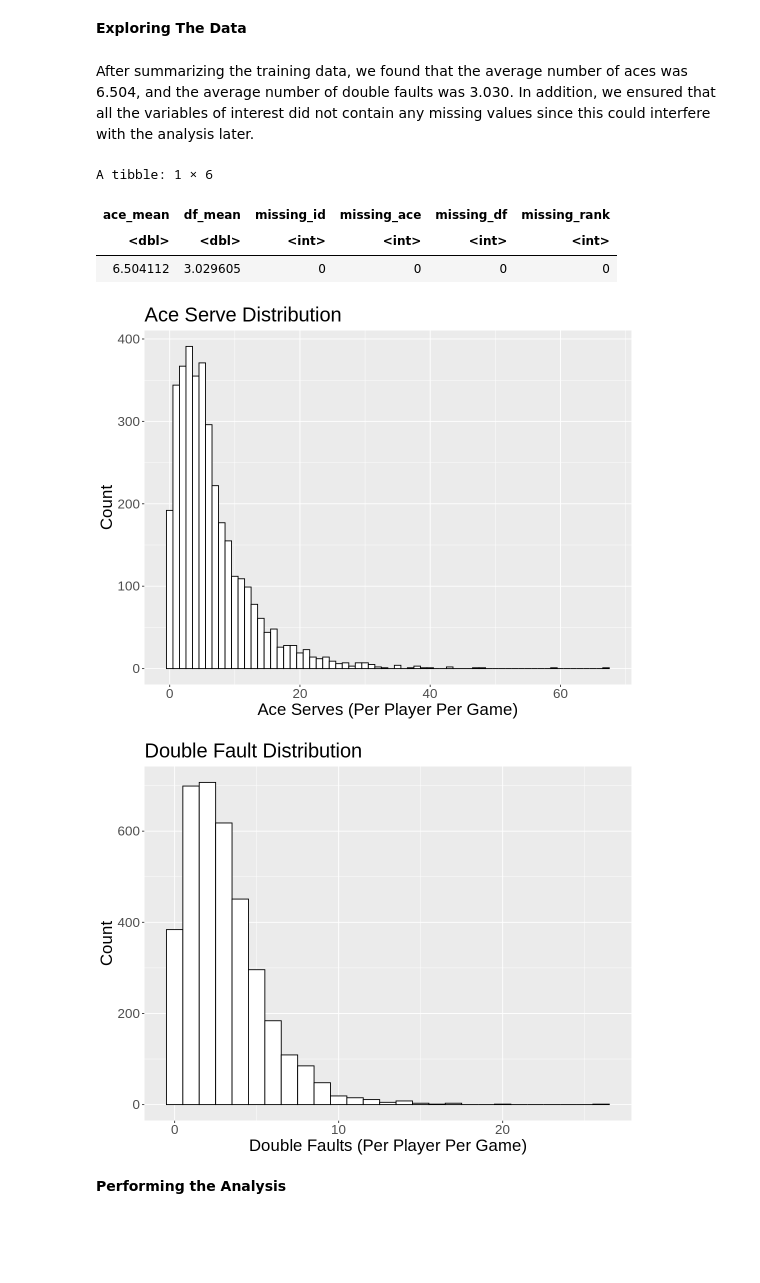
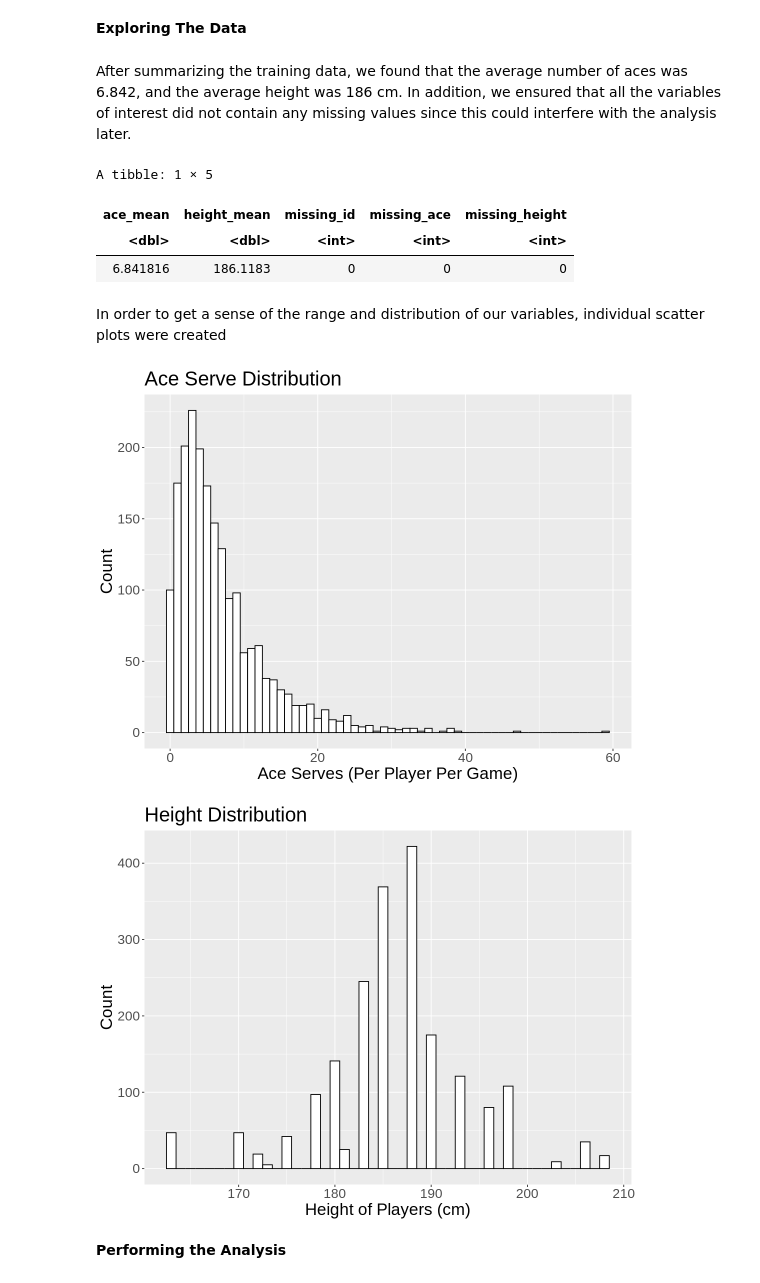
Before and after one commit to MLG0047/DSCI_100_Group_14, a Jupyter notebook: DSCI_100_006_14_Report.ipynb, the cells around one changed output. Saved outputs shown, nothing was run; the diff lists cells and outputs as text; code cells hidden in the pictures; blank space fills up the shorter version.

Commit message:
HEIGHT VS ACE I will go back and change text later trust

```diff
--- a/DSCI_100_006_14_Report.ipynb
+++ b/DSCI_100_006_14_Report.ipynb
@@ -45,15 +45,15 @@ We then limited the dates to the year 2019 by filtering and then selected the co
 # year information later on
 player_2019 <- filter(player_result, tourney_date <= 20199999
                        , tourney_date >=20190000) |>
-  select(winner_id, loser_id, w_ace, l_ace, w_df, l_df, winner_rank, loser_rank)
+  select(winner_id, loser_id, w_ace, l_ace, winner_ht, loser_ht)
 
 # seperate the original data into winner and loser
 player_winner <- player_2019 |>
-  select(winner_id, w_ace, w_df, winner_rank) |>
-  rename(id = winner_id, ace = w_ace, df = w_df, rank = winner_rank)
+  select(winner_id, w_ace, winner_ht, ) |>
+  rename(id = winner_id, ace = w_ace, height = winner_ht)
 player_loser <- player_2019 |>
-  select(loser_id, l_ace, l_df, loser_rank) |>
-  rename(id = loser_id, ace = l_ace, df=l_df, rank = loser_rank)
+  select(loser_id, l_ace, loser_ht) |>
+  rename(id = loser_id, ace = l_ace, height = loser_ht)
 
 # Combine them together by rows to form a data into a tidy format
 player_clean <- bind_rows(player_winner, player_loser)|>
@@ -75,7 +75,7 @@ Finally, we split the data into training and testing sets, allocating a 0.75 pro
 # Split data into training data and testing data
 set.seed(8888)
 player_split <- player_clean |>
-  initial_split(prop = 0.75, strata = rank)
+  initial_split(prop = 0.75, strata = ace)
 player_training <- training(player_split)
 player_testing <- testing(player_split)
 head(player_training)
@@ -92,43 +92,44 @@ A tibble: 6 × 4
 # %% [markdown]
 **Exploring The Data**
 # %% [markdown]
-After summarizing the training data, we found that the average number of aces was 6.504, and the average number of double faults was 3.030. In addition, we ensured that all the variables of interest did not contain any missing values since this could interfere with the analysis later.
+After summarizing the training data, we found that the average number of aces was 6.842, and the average height was 186 cm. In addition, we ensured that all the variables of interest did not contain any missing values since this could interfere with the analysis later.
 # %%
 # Exploratory data analysis to training data
-Summarised_training <- player_training |>
+summarised_training <- player_training |>
   summarize(ace_mean = mean(ace, na.rm = TRUE),
-            df_mean = mean(df, na.rm = TRUE),
+            height_mean = mean(height, na.rm = TRUE),
             missing_id = sum(is.na(id)),
             missing_ace = sum(is.na(ace)),
-            missing_df = sum(is.na(df)),
-            missing_rank = sum(is.na(rank)))
-Summarised_training
+            missing_height = sum(is.na(height)))
+summarised_training
 # %% [output]
-A tibble: 1 × 6
+A tibble: 1 × 5
-| ace_mean | df_mean | missing_id | missing_ace | missing_df | missing_rank |
-| <dbl> | <dbl> | <int> | <int> | <int> | <int> |
-| 6.504112 | 3.029605 | 0 | 0 | 0 | 0 |
+| ace_mean | height_mean | missing_id | missing_ace | missing_height |
+| <dbl> | <dbl> | <int> | <int> | <int> |
+| 6.841816 | 186.1183 | 0 | 0 | 0 |
+# %% [markdown]
+In order to get a sense of the range and distribution of our variables, individual scatter plots were created
 # %%
 options(repr.plot.width = 9, repr.plot.height = 7)
 
 ace_plot<-ggplot(player_training, aes(x=ace))+
     geom_histogram(binwidth=1, colour="black", fill="white") +
     xlab("Ace Serves (Per Player Per Game)") +
     ylab("Count") +
     ggtitle("Ace Serve Distribution") +
     theme(text = element_text(size=20))
 
-df_plot<-ggplot(player_training, aes(x=df))+
+height_plot<-ggplot(player_training, aes(x=height))+
     geom_histogram(binwidth=1, colour="black", fill="white") +
-    xlab("Double Faults (Per Player Per Game)") +
+    xlab("Height of Players (cm)") +
     ylab("Count") +
-    ggtitle("Double Fault Distribution")+
+    ggtitle("Height Distribution")+
     theme(text = element_text(size=20))
 ace_plot
-df_plot
+height_plot
 # %% [output]
-[figure, old version]
+[figure, new version]
-[figure, old version]
+[figure, new version]
 # %% [markdown]
 **Performing the Analysis**
 # %% [markdown]
```
Also changed, not shown: parts of 8 cells of this notebook.
